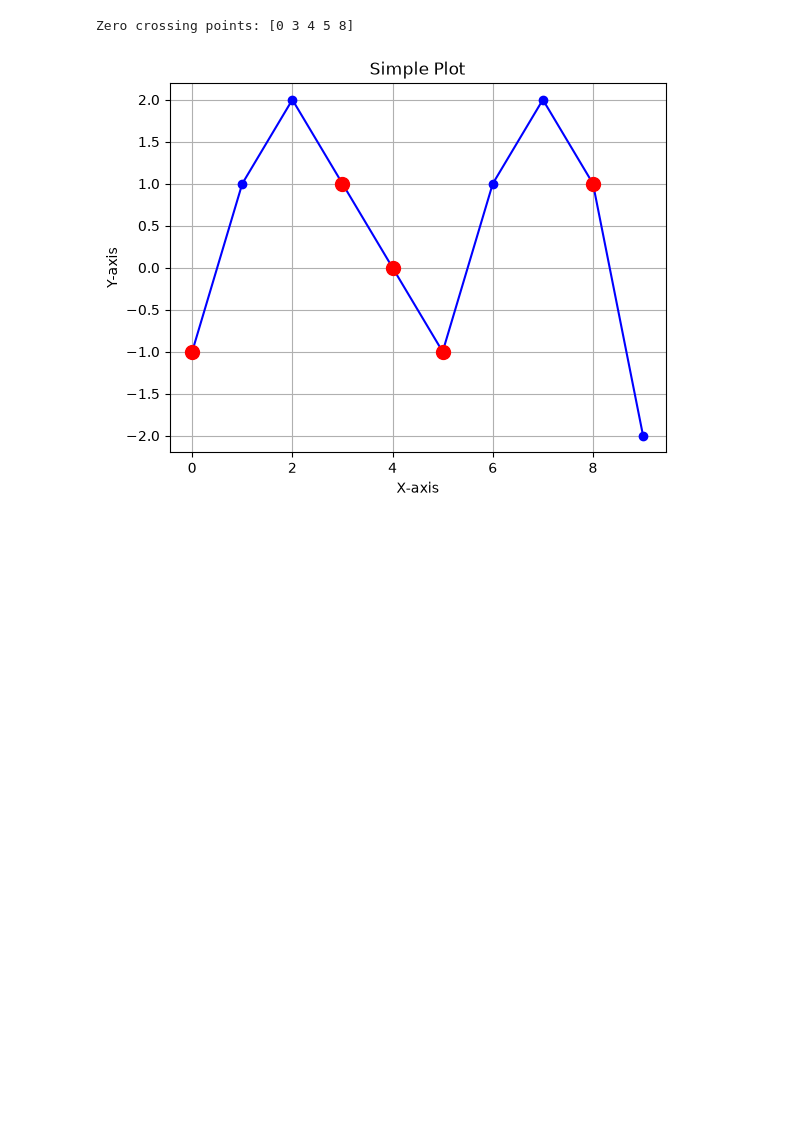
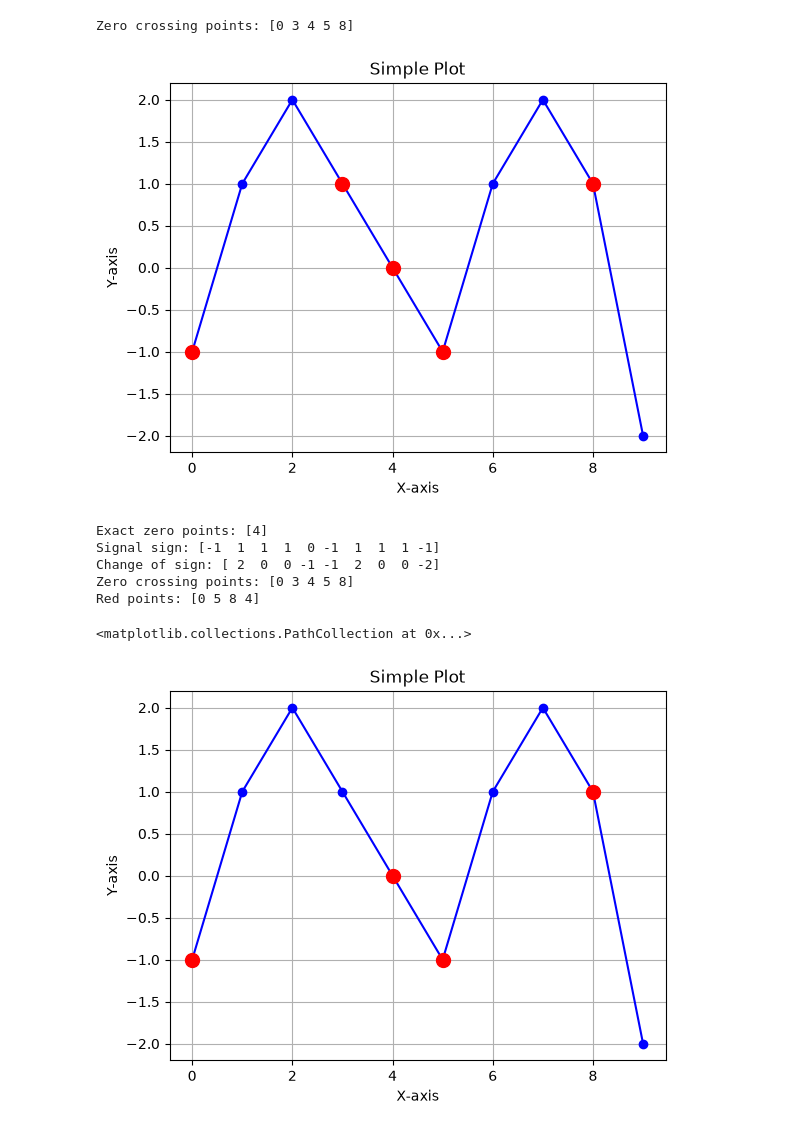
Before and after one commit to AlixPoy/REHAB-python-series03, a Jupyter notebook: main.ipynb, the cells around one changed output. Cells and saved outputs as stored; diff of their text form; code cells hidden in the pictures; blank space fills up the shorter version.

Commit message:
Update main.ipynb
neg and pos zero crossing

```diff
--- a/main.ipynb
+++ b/main.ipynb
@@ -22,3 +25,47 @@ plt.show()
 # %% [output]
 Zero crossing points: [0 3 4 5 8]
 [figure]
+# %%
+
+# Find the zero crossing points of the plot
+# Case 1  the signal is exactly zero at some points
+index_exact_zero = np.where(y == 0)[0]
+print("Exact zero points:", index_exact_zero)
+
+# Case 2 : the signal changes sign from positive to negative or negative to positive, which means the signal crosses the x-axis.
+#find the signal sign of the plot
+signal_sign = np.sign(y)
+
+#find the change of sign of the signal sign
+change_of_sign = np.diff(signal_sign)
+
+#find the zero crossing points of the plot
+index_zero_crossings = np.where(change_of_sign != 0)[0]
+
+print("Signal sign:", signal_sign)
+print("Change of sign:", change_of_sign)
+print("Zero crossing points:", index_zero_crossings)
+
+red_points = np.concatenate((
+    np.where(np.abs(change_of_sign) == 2)[0],
+    np.where(y == 0)[0]
+))
+print("Red points:", red_points)
+
+
+x = np.array([0, 1, 2, 3, 4, 5, 6, 7, 8, 9])
+y = np.array([-1, 1, 2, 1, 0, -1, 1, 2, 1, -2])
+plt.plot(x, y, marker='o', linestyle='-', color='b')
+plt.xlabel('X-axis')
+plt.ylabel('Y-axis')
+plt.title('Simple Plot')
+plt.grid()
+plt.scatter(x[red_points], y[red_points], color='r', label='Zero Points', s=100, zorder=5,)
+# %% [output]
+Exact zero points: [4]
+Signal sign: [-1  1  1  1  0 -1  1  1  1 -1]
+Change of sign: [ 2  0  0 -1 -1  2  0  0 -2]
+Zero crossing points: [0 3 4 5 8]
+Red points: [0 5 8 4]
+<matplotlib.collections.PathCollection at 0x...>
+[figure, added]
```
Also changed, not shown: parts of 2 cells of this notebook.
